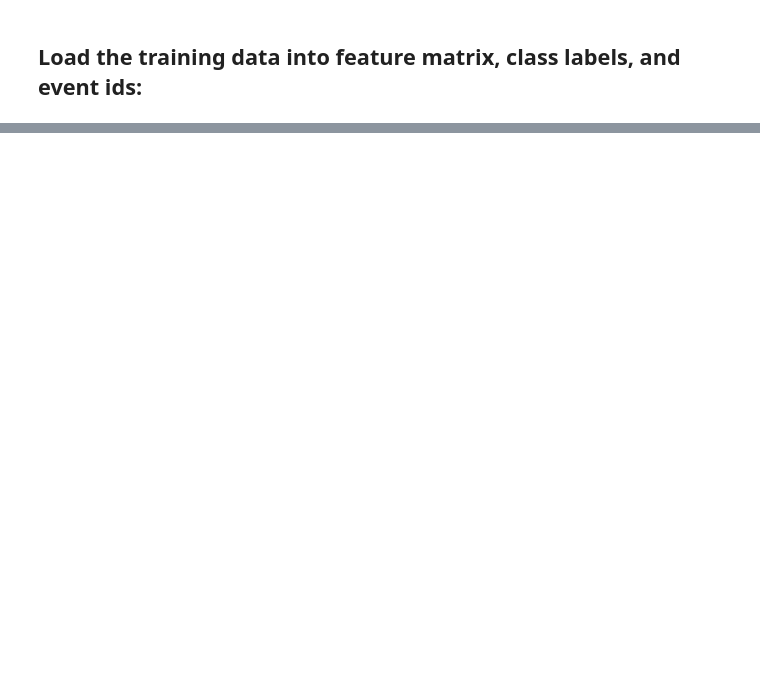
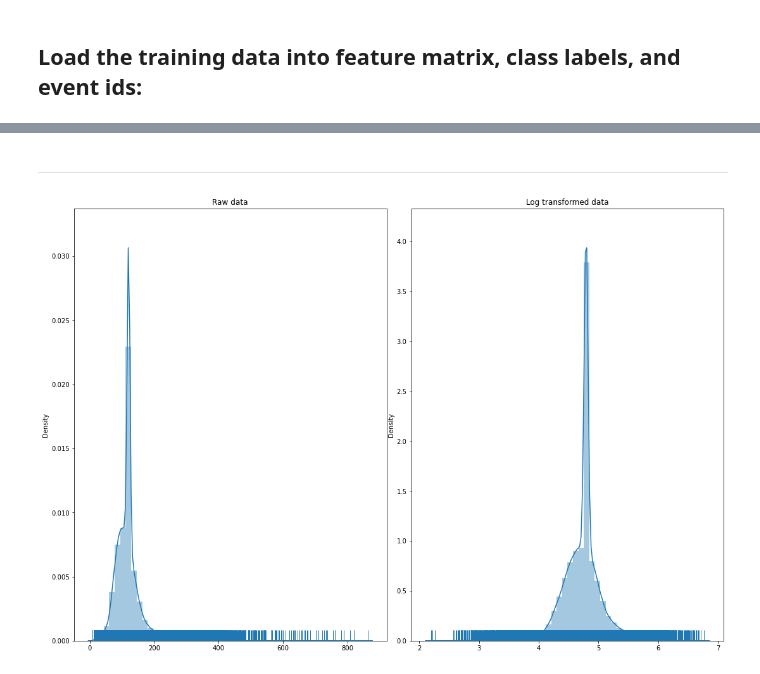
Before and after one commit to epfml/ML_course, a Jupyter notebook: projects/project1/scripts/project1.ipynb, the cells around one changed output, grey strips where cells are left out. Saved outputs shown, nothing was run; the diff lists cells and outputs as text; code cells hidden in the pictures; blank space fills up the shorter version.

```diff
--- a/projects/project1/scripts/project1.ipynb
+++ b/projects/project1/scripts/project1.ipynb
@@ -24,0 +295,29 @@ create_csv_submission(ids_test, y_pred, OUTPUT_PATH)
+# %%
+sep_jet_nums = seperate_PRI_jet_num(tX)
+
+X0 = tX[sep_jet_nums[0]]
+y0 = y[sep_jet_nums[0]]
+
+X1 = tX[sep_jet_nums[1]]
+y1 = y[sep_jet_nums[1]]
+
+X2 = tX[sep_jet_nums[2]]
+y2 = y[sep_jet_nums[2]]
+
+X3 = tX[sep_jet_nums[3]]
+y3 = y[sep_jet_nums[3]]
+# %% [markdown]
+------
+# %%
+xc0 = clean_data(X0,mean=True)
+fig, axes = plt.subplots(1,2,figsize=(15,10))
+
+sns.distplot(X0[:,0] , rug=True, ax=axes[0])
+sns.distplot(apply_log(xc0,columns_right_skewed0)[:,0], rug=True, ax=axes[1])
+axes[0].set_title("Raw data")
+axes[1].set_title("Log transformed data")
+plt.tight_layout(pad=0.2)
+plt.savefig("Data Transformation")
+plt.show()
+# %% [output]
+[figure, added]
```
Also changed, not shown: parts of 109 cells of this notebook, 9 other files.
